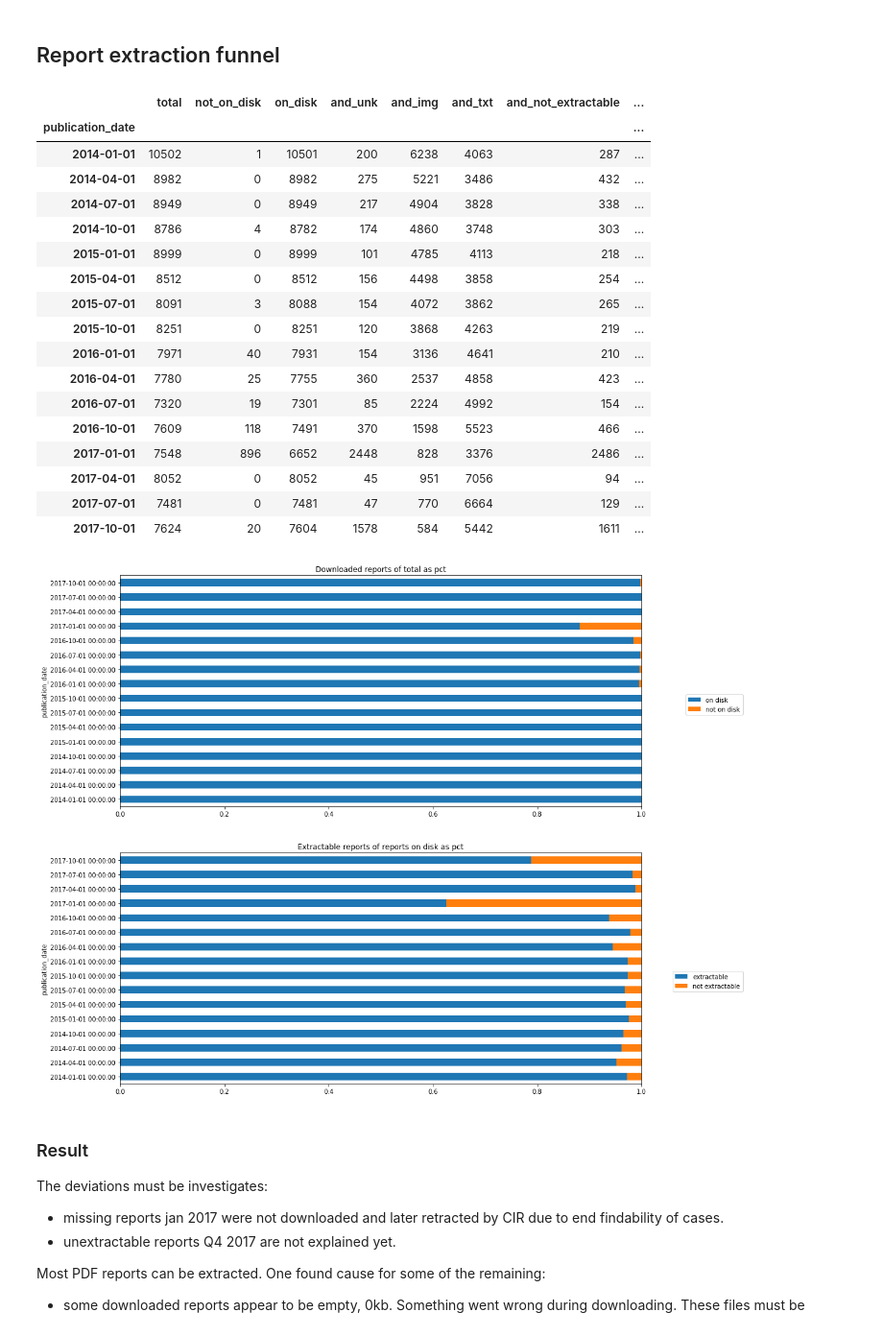
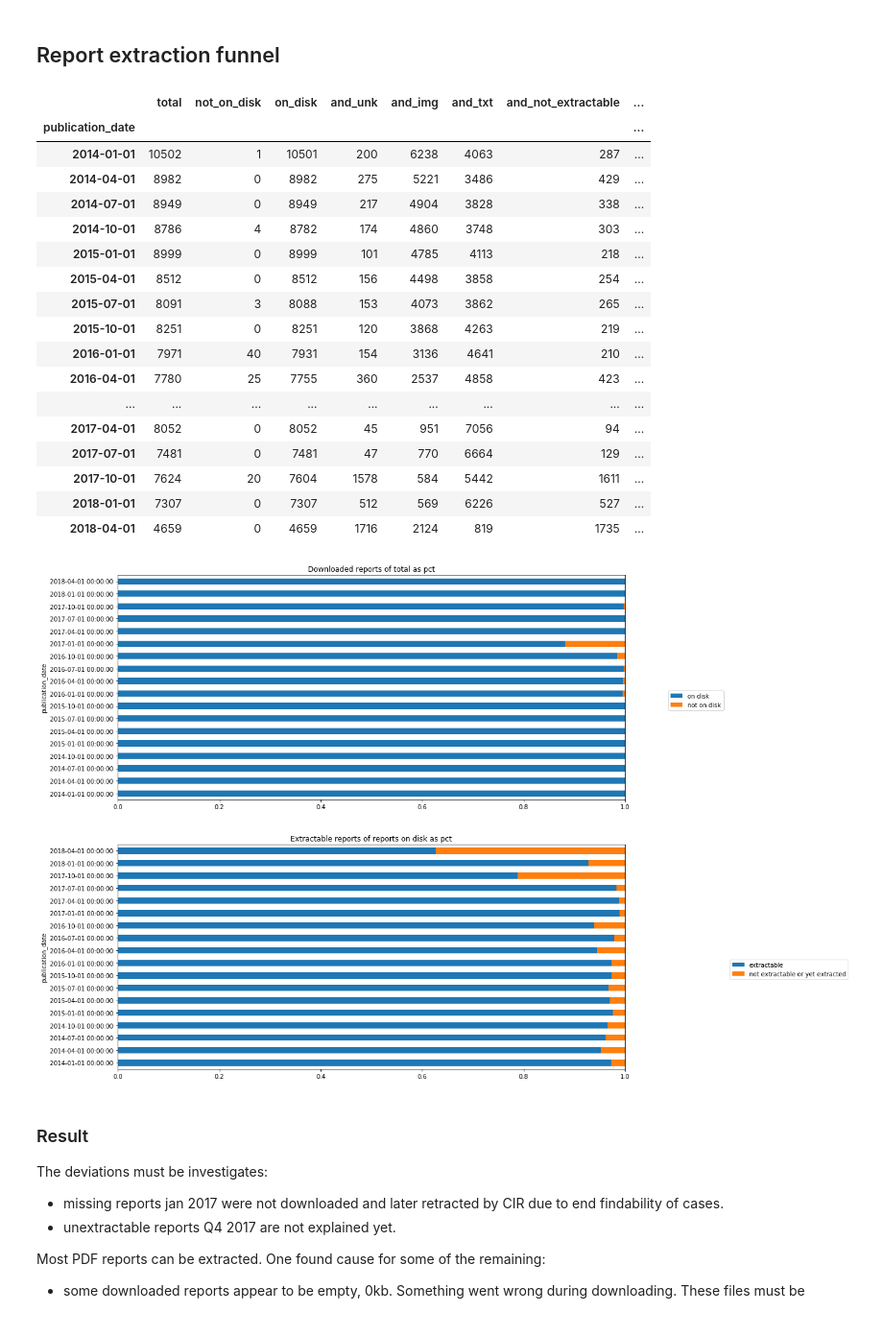
Before and after one commit to quantleap/is-ds-thesis, a Jupyter notebook: notebooks/Reports - dataset description.ipynb, the cells around one changed output. Shown at 96% size. Drawn from its saved outputs; the diff is of its cells as text; code cells hidden in the pictures.

```diff
--- a/notebooks/Reports - dataset description.ipynb
+++ b/notebooks/Reports - dataset description.ipynb
@@ -81,10 +81,10 @@ A subselection of the published reports will be used for analysis:
 sql = """select identification, is_ocr, is_on_disk, publication_date, is_extractable
          from reports rep join insolvents ins on rep.insolvent_id = ins.id
          where publication_date >= '2014-01-01'
-             and publication_date) <= 2018-06-
+             and publication_date <= '2018-06-01'
              and is_attachment=False;"""
              #and ins.is_removed=False;"""
-             #and (end_findability ISNULL or end_findability >= '2017-12-31');"""
+             and (end_findability ISNULL or end_findability >= '2017-12-31');"""
 
 df = pd.read_sql(sql, con, index_col='publication_date')
 
@@ -127,38 +127,38 @@ pd.concat([total_serie,
 |  | total | not_on_disk | on_disk | and_unk | and_img | and_txt | and_not_extractable | ... |
 | publication_date |  |  |  |  |  |  |  | ... |
 | 2014-01-01 | 10502 | 1 | 10501 | 200 | 6238 | 4063 | 287 | ... |
-| 2014-04-01 | 8982 | 0 | 8982 | 275 | 5221 | 3486 | 432 | ... |
+| 2014-04-01 | 8982 | 0 | 8982 | 275 | 5221 | 3486 | 429 | ... |
 | 2014-07-01 | 8949 | 0 | 8949 | 217 | 4904 | 3828 | 338 | ... |
 | 2014-10-01 | 8786 | 4 | 8782 | 174 | 4860 | 3748 | 303 | ... |
 | 2015-01-01 | 8999 | 0 | 8999 | 101 | 4785 | 4113 | 218 | ... |
 | 2015-04-01 | 8512 | 0 | 8512 | 156 | 4498 | 3858 | 254 | ... |
-| 2015-07-01 | 8091 | 3 | 8088 | 154 | 4072 | 3862 | 265 | ... |
+| 2015-07-01 | 8091 | 3 | 8088 | 153 | 4073 | 3862 | 265 | ... |
 | 2015-10-01 | 8251 | 0 | 8251 | 120 | 3868 | 4263 | 219 | ... |
 | 2016-01-01 | 7971 | 40 | 7931 | 154 | 3136 | 4641 | 210 | ... |
 | 2016-04-01 | 7780 | 25 | 7755 | 360 | 2537 | 4858 | 423 | ... |
-| 2016-07-01 | 7320 | 19 | 7301 | 85 | 2224 | 4992 | 154 | ... |
-| 2016-10-01 | 7609 | 118 | 7491 | 370 | 1598 | 5523 | 466 | ... |
-| 2017-01-01 | 7548 | 896 | 6652 | 2448 | 828 | 3376 | 2486 | ... |
+| ... | ... | ... | ... | ... | ... | ... | ... | ... |
 | 2017-04-01 | 8052 | 0 | 8052 | 45 | 951 | 7056 | 94 | ... |
 | 2017-07-01 | 7481 | 0 | 7481 | 47 | 770 | 6664 | 129 | ... |
 | 2017-10-01 | 7624 | 20 | 7604 | 1578 | 584 | 5442 | 1611 | ... |
+| 2018-01-01 | 7307 | 0 | 7307 | 512 | 569 | 6226 | 527 | ... |
+| 2018-04-01 | 4659 | 0 | 4659 | 1716 | 2124 | 819 | 1735 | ... |
 # %%
 # plot funnel
 fig, axes = plt.subplots(nrows=2)
 fig.set_size_inches(15, 15)
 
 # percentage of available/downloaded reports
 ax = pd.concat([(on_disk_serie / total_serie).rename('on disk'),
                 (not_on_disk_serie / total_serie).rename('not on disk')], axis=1)  \
                  .plot.barh(ax=axes[0], stacked=True, title='Downloaded reports of total as pct', xlim=[0,1]) \
                  .legend(bbox_to_anchor=(1.2, 0.5))
 
 ax = pd.concat([(and_is_extractable_serie / on_disk_serie).rename('extractable'),
-                (and_is_not_extractable_serie / on_disk_serie).rename('not extractable')], axis=1)  \
+                (and_is_not_extractable_serie / on_disk_serie).rename('not extractable or yet extracted')], axis=1)  \
                  .plot.barh(ax=axes[1], stacked=True, title='Extractable reports of reports on disk as pct', xlim=[0,1]) \
                  .legend(bbox_to_anchor=(1.2, 0.5))
 # %% [output]
-[figure, old version]
+[figure, new version]
 # %% [markdown]
 ### Result
 The deviations must be investigates:
```
Also changed, not shown: parts of 8 cells of this notebook, 17 other files.
